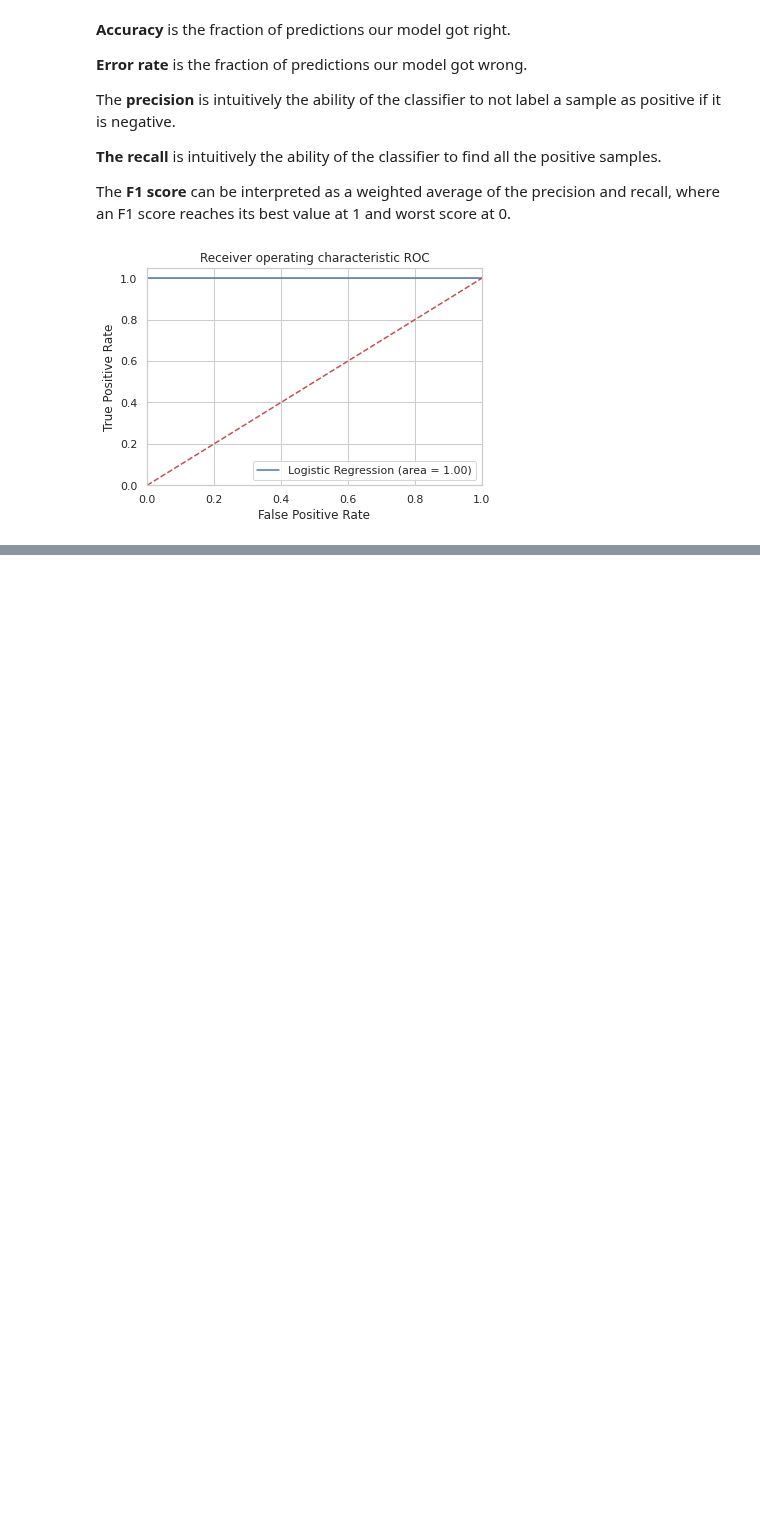
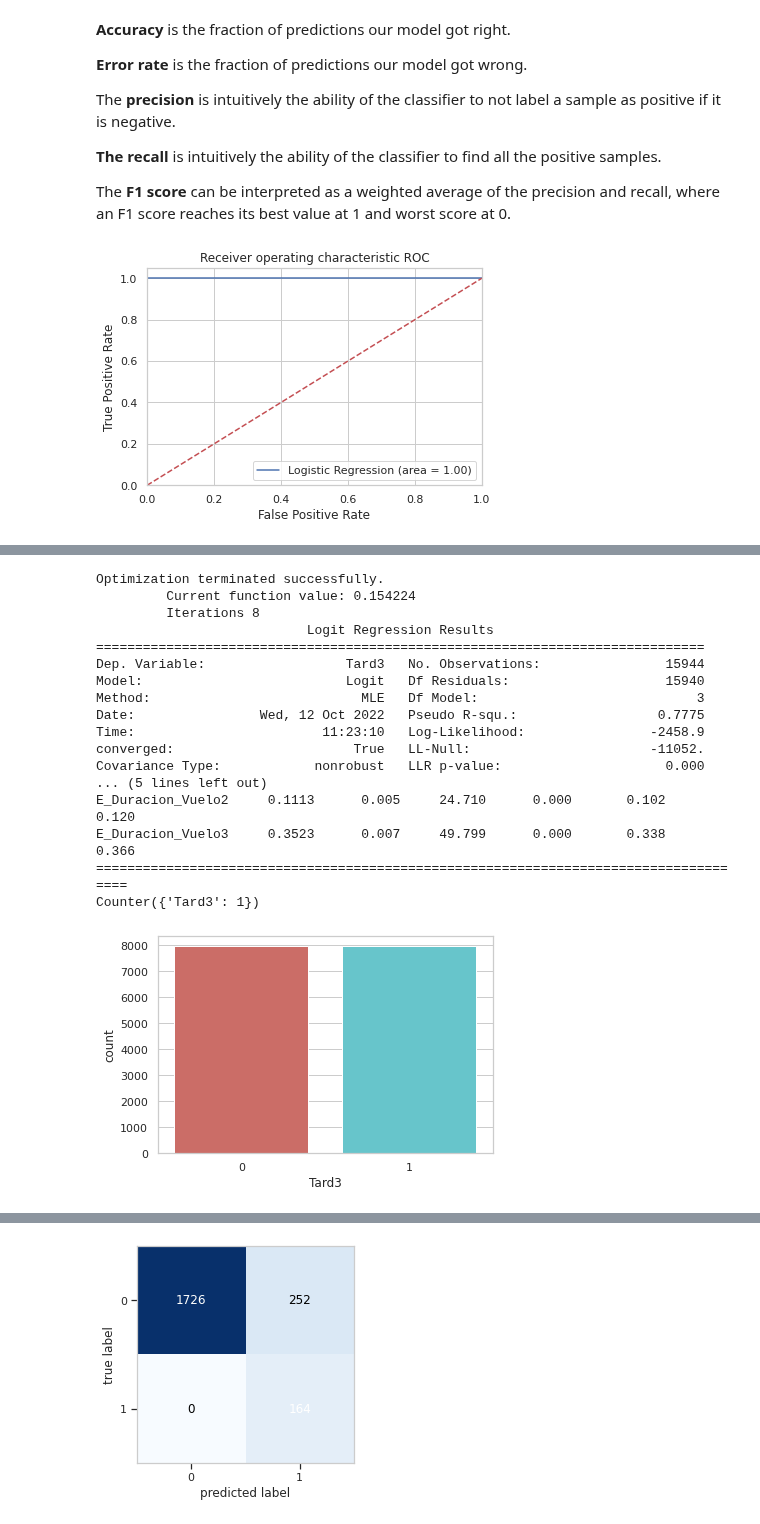
Before and after one commit to JMML2021/Entrega-projecte-final, a Jupyter notebook: utilitzar_loggistic_regression_per_mirar_els_coeficients_.ipynb, the cells around one changed output, grey strips where cells are left out. Saved outputs shown, nothing was run; the diff lists cells and outputs as text; code cells hidden in the pictures; blank space fills up the shorter version.

```diff
--- a/utilitzar_loggistic_regression_per_mirar_els_coeficients_.ipynb
+++ b/utilitzar_loggistic_regression_per_mirar_els_coeficients_.ipynb
@@ -777,0 +835,76 @@ print(result.summary())
+# %%
+exog_names = ['E_Despegue2','E_Despegue3', 'E_Duracion_Vuelo2','E_Duracion_Vuelo3',]
+
+
+
+
+datos_x= df2.loc[:, exog_names].values
+
+datos_y = df2.loc[:,['Tard3']]
+X_train, X_test, y_train, y_test = train_test_split(
+                                        datos_x,
+                                       datos_y,
+                                        train_size   = 0.8,
+                                        random_state = 1234,
+                                        shuffle      = True
+                                    )
+
+oversample = RandomOverSampler(sampling_strategy='minority')
+# fit and apply the transform
+X_over, y_over = oversample.fit_resample(X_train, y_train)
+
+
+model = sm.Logit(y_over, X_over)
+
+
+
+model.exog_names[:] = exog_names
+
+endog_name = model.endog_names
+
+
+model_fit = model.fit()
+
+print(model_fit.summary())
+
+# Predict..
+y_pred = model_fit.predict(X_test)
+prediction = list(map(round, y_pred))
+prediction
+
+print(Counter(y_over))
+
+fig, ax = plt.subplots(figsize=(6, 4))
+sns.countplot(x='Tard3',data=y_over, palette='hls')
+plt.show()
+
+print('classification_report')
+print(classification_report(y_test, prediction))
+print('confusion_matrix')
+plot_confusion_matrix(confusion_matrix(y_test, prediction))
+
+
+print('Accuracy: {:.2f}'.format(accuracy_score(y_test, prediction)))
+print('Error rate: {:.2f}'.format(1 - accuracy_score(y_test, prediction)))
+print('Precision: {:.2f}'.format(precision_score(y_test, prediction)))
+print('Recall: {:.2f}'.format(recall_score(y_test, prediction)))
+print('f1_score: {:.2f}'.format(f1_score(y_test, prediction)))
+# %% [output]
+Optimization terminated successfully.
+         Current function value: 0.154224
+         Iterations 8
+                           Logit Regression Results
+==============================================================================
+Dep. Variable:                  Tard3   No. Observations:                15944
+Model:                          Logit   Df Residuals:                    15940
+Method:                           MLE   Df Model:                            3
+Date:                Wed, 12 Oct 2022   Pseudo R-squ.:                  0.7775
+Time:                        11:23:10   Log-Likelihood:                -2458.9
+converged:                       True   LL-Null:                       -11052.
+Covariance Type:            nonrobust   LLR p-value:                     0.000
+... (5 lines left out)
+E_Duracion_Vuelo2     0.1113      0.005     24.710      0.000       0.102       0.120
+E_Duracion_Vuelo3     0.3523      0.007     49.799      0.000       0.338       0.366
+=====================================================================================
+Counter({'Tard3': 1})
+[figure, added]
@@ -777,0 +927 @@ print(result.summary())
+[figure, added]
```
Also changed, not shown: parts of 10 cells of this notebook.
